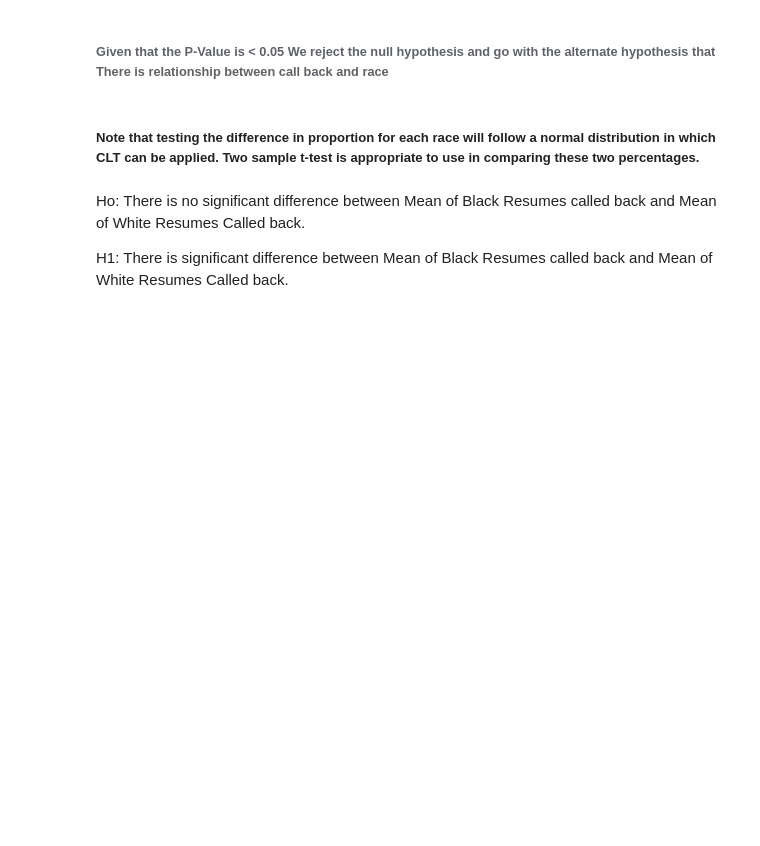
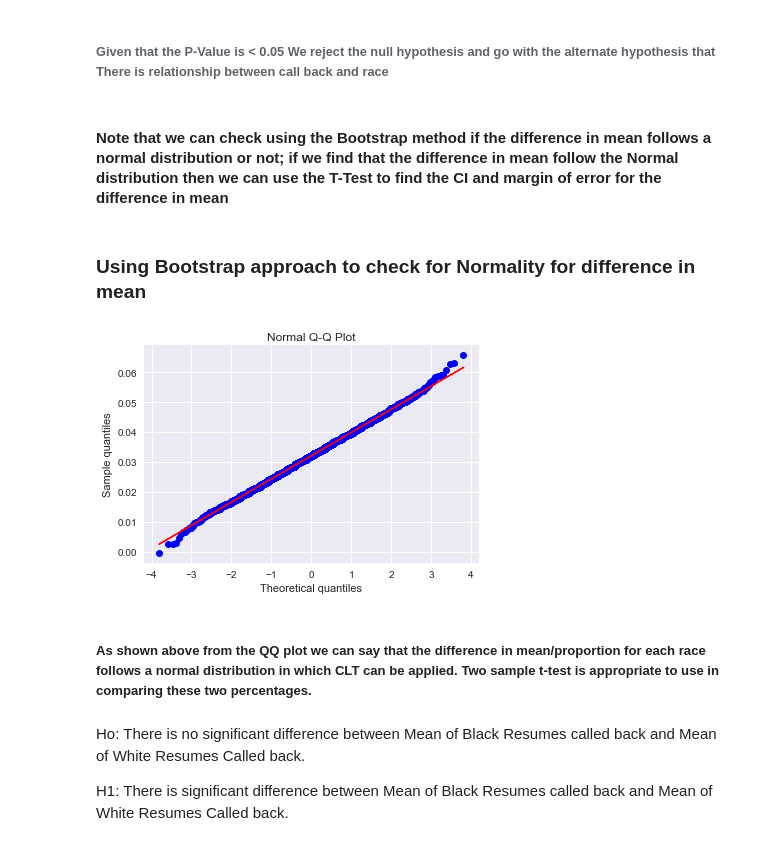
Before and after one commit to chinshaunakdesai/DataScienceWork, a Jupyter notebook: RacialDiscriminationEDA/Chintan_RacialDiscrimination_HR_Analytics_EDA_Statistics.ipynb, the cells around one changed output. Cells and saved outputs as stored; diff of their text form; code cells hidden in the pictures; blank space fills up the shorter version.

```diff
--- a/RacialDiscriminationEDA/Chintan_RacialDiscrimination_HR_Analytics_EDA_Statistics.ipynb
+++ b/RacialDiscriminationEDA/Chintan_RacialDiscrimination_HR_Analytics_EDA_Statistics.ipynb
@@ -240,8 +240,23 @@ p
 4.9975783899632552e-05
 # %% [markdown]
 ###### Given that the P-Value is < 0.05 We reject the null hypothesis and go with the alternate hypothesis that There is relationship between call back and race
+# %% [markdown]
+#### Note that we can check using the Bootstrap method if the difference in mean follows a normal distribution or not; if we find that the difference in mean follow the Normal distribution then we can use the T-Test to find the CI and margin of error for the difference in mean
+# %% [markdown]
+### Using Bootstrap approach to check for Normality for difference in mean
+# %%
+ci_diff,sorted_bootdiff = bootci_diff(w['call'],b['call'],keepboot=True)
+
+
+
+stats.probplot(sorted_bootdiff, dist="norm", plot=pylab)
+pylab.title("Normal Q-Q Plot")
+pylab.ylabel("Sample quantiles")
+pylab.show()
+# %% [output]
+[figure, added]
 # %% [markdown]
-##### Note that testing the difference in proportion for each race will follow a normal distribution in which CLT can be applied. Two sample t-test is appropriate to use in comparing these two percentages.
+##### As shown above from the QQ plot we can say that the difference in mean/proportion for each race follows a normal distribution in which CLT can be applied. Two sample t-test is appropriate to use in comparing these two percentages.
 # %% [markdown]
 Ho: There is no significant difference between Mean of Black Resumes called back and Mean of White Resumes Called back.
 
```
Also changed, not shown: parts of 3 cells of this notebook.
